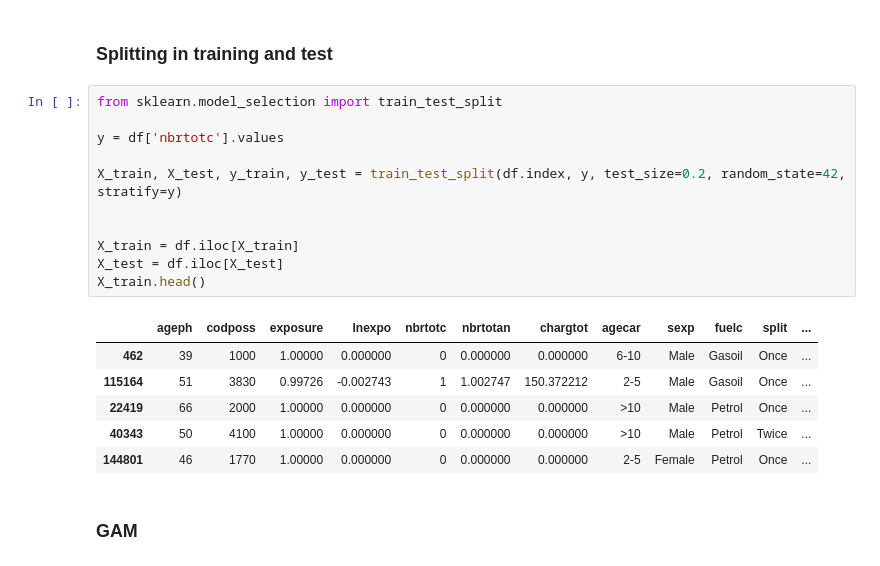
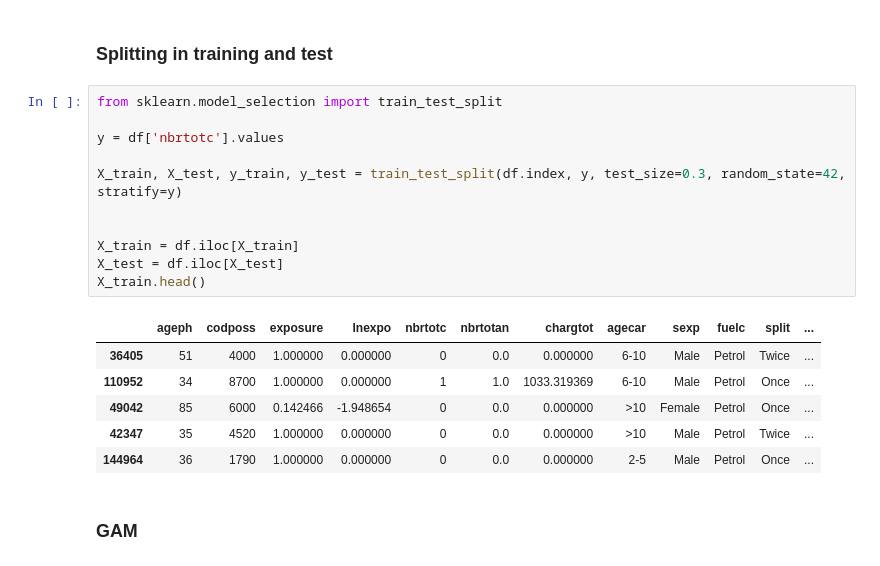
Before and after one commit to Pabb0/claims_analysis, a Jupyter notebook: script/analysis.ipynb, the cells around one changed output. Saved outputs shown, nothing was run; the diff lists cells and outputs as text.

```diff
--- a/script/analysis.ipynb
+++ b/script/analysis.ipynb
@@ -242,21 +242,21 @@ plt.show()
 # %%
 from sklearn.model_selection import train_test_split
 
 y = df['nbrtotc'].values
 
-X_train, X_test, y_train, y_test = train_test_split(df.index, y, test_size=0.2, random_state=42, stratify=y)
+X_train, X_test, y_train, y_test = train_test_split(df.index, y, test_size=0.3, random_state=42, stratify=y)
 
 
 X_train = df.iloc[X_train]
 X_test = df.iloc[X_test]
 X_train.head()
 # %% [output]
 |  | ageph | codposs | exposure | lnexpo | nbrtotc | nbrtotan | chargtot | agecar | sexp | fuelc | split | ... |
-| 462 | 39 | 1000 | 1.00000 | 0.000000 | 0 | 0.000000 | 0.000000 | 6-10 | Male | Gasoil | Once | ... |
-| 115164 | 51 | 3830 | 0.99726 | -0.002743 | 1 | 1.002747 | 150.372212 | 2-5 | Male | Gasoil | Once | ... |
-| 22419 | 66 | 2000 | 1.00000 | 0.000000 | 0 | 0.000000 | 0.000000 | >10 | Male | Petrol | Once | ... |
-| 40343 | 50 | 4100 | 1.00000 | 0.000000 | 0 | 0.000000 | 0.000000 | >10 | Male | Petrol | Twice | ... |
-| 144801 | 46 | 1770 | 1.00000 | 0.000000 | 0 | 0.000000 | 0.000000 | 2-5 | Female | Petrol | Once | ... |
+| 36405 | 51 | 4000 | 1.000000 | 0.000000 | 0 | 0.0 | 0.000000 | 6-10 | Male | Petrol | Twice | ... |
+| 110952 | 34 | 8700 | 1.000000 | 0.000000 | 1 | 1.0 | 1033.319369 | 6-10 | Male | Petrol | Once | ... |
+| 49042 | 85 | 6000 | 0.142466 | -1.948654 | 0 | 0.0 | 0.000000 | >10 | Female | Petrol | Once | ... |
+| 42347 | 35 | 4520 | 1.000000 | 0.000000 | 0 | 0.0 | 0.000000 | >10 | Male | Petrol | Twice | ... |
+| 144964 | 36 | 1790 | 1.000000 | 0.000000 | 0 | 0.0 | 0.000000 | 2-5 | Male | Petrol | Once | ... |
 # %% [markdown]
 ### GAM
 # %%
```
Also changed, not shown: parts of 14 cells of this notebook, 1 other file.
